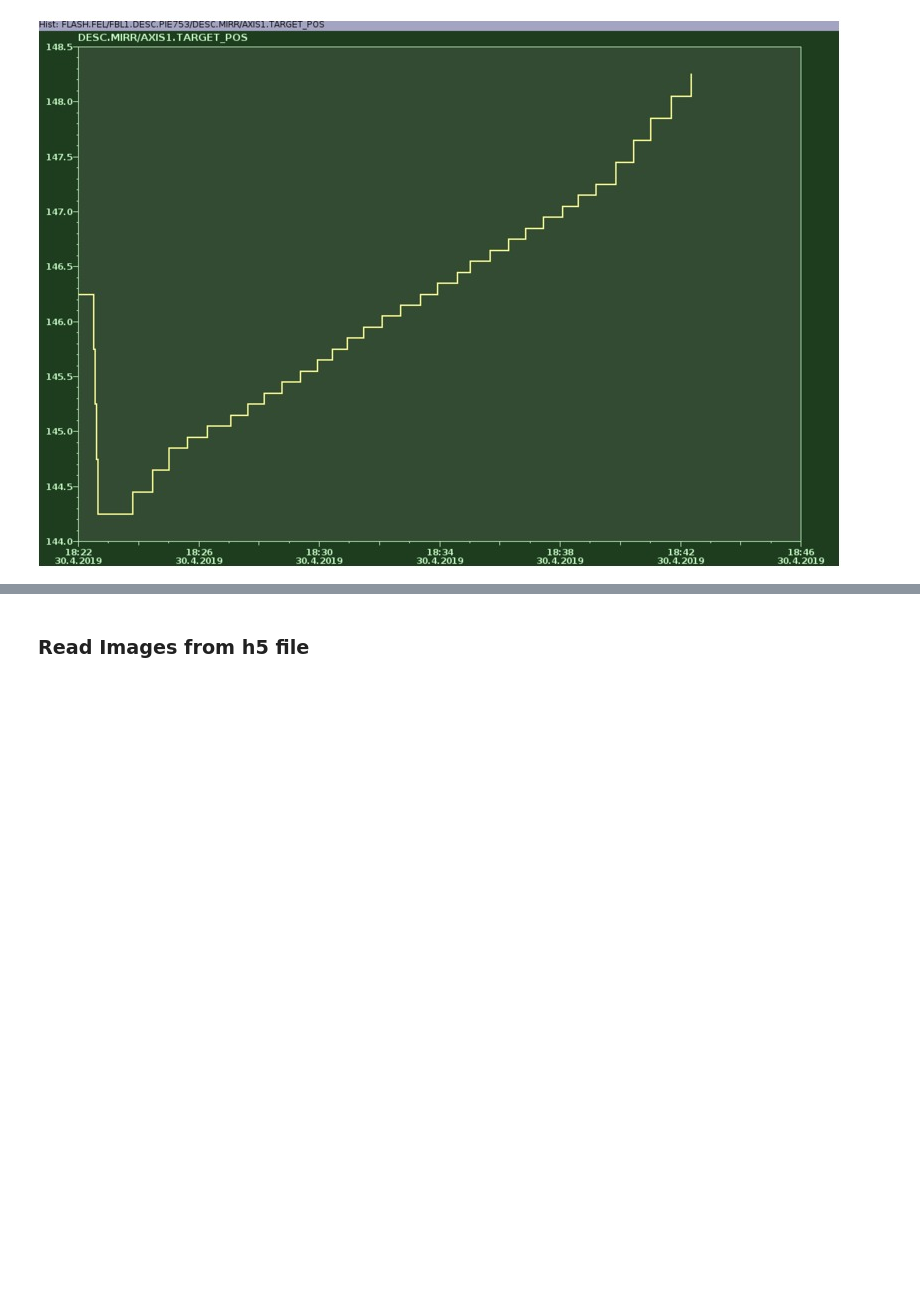
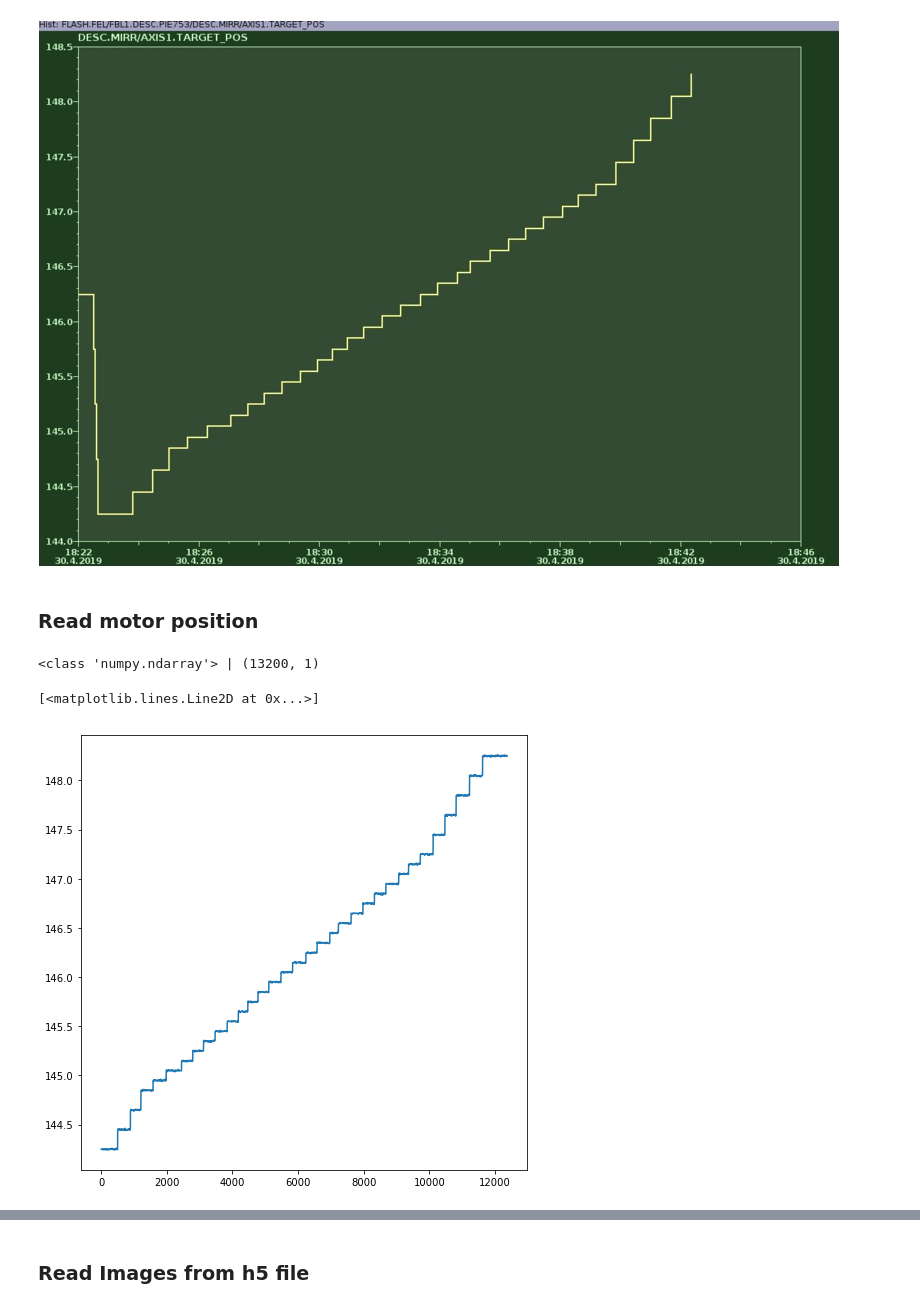
Before and after one commit to chrispassow/DESC-commissioning, a Jupyter notebook: fringes/DESC-fringe-scan.ipynb, the cells around one changed output, grey strips where cells are left out. Saved outputs shown, nothing was run; the diff lists cells and outputs as text; code cells hidden in the pictures; blank space fills up the shorter version.

```diff
--- a/fringes/DESC-fringe-scan.ipynb
+++ b/fringes/DESC-fringe-scan.ipynb
@@ -21,3 +21,14 @@ Image("delaymotor_history.jpeg")
 /asap3/fs-flash-o/gpfs/camp/2019/data/11007673/raw/hdf/by-run/FLASH1_USER1-run28496.h5
 Delay Scan: 32 steps ?
 [figure]
+# %% [markdown]
+### Read motor position
+# %%
+motorPos = hdfFile['/FL1/Experiment/BL1/CAMP/DESC/Fine delay stage/position'].value
+print(type(motorPos),'|', motorPos.shape)
+plt.figure(figsize=(8,8))
+plt.plot(motorPos)
+# %% [output]
+<class 'numpy.ndarray'> | (13200, 1)
+[<matplotlib.lines.Line2D at 0x...>]
+[figure, added]
```
Also changed, not shown: parts of 18 cells of this notebook, 1 other file.
